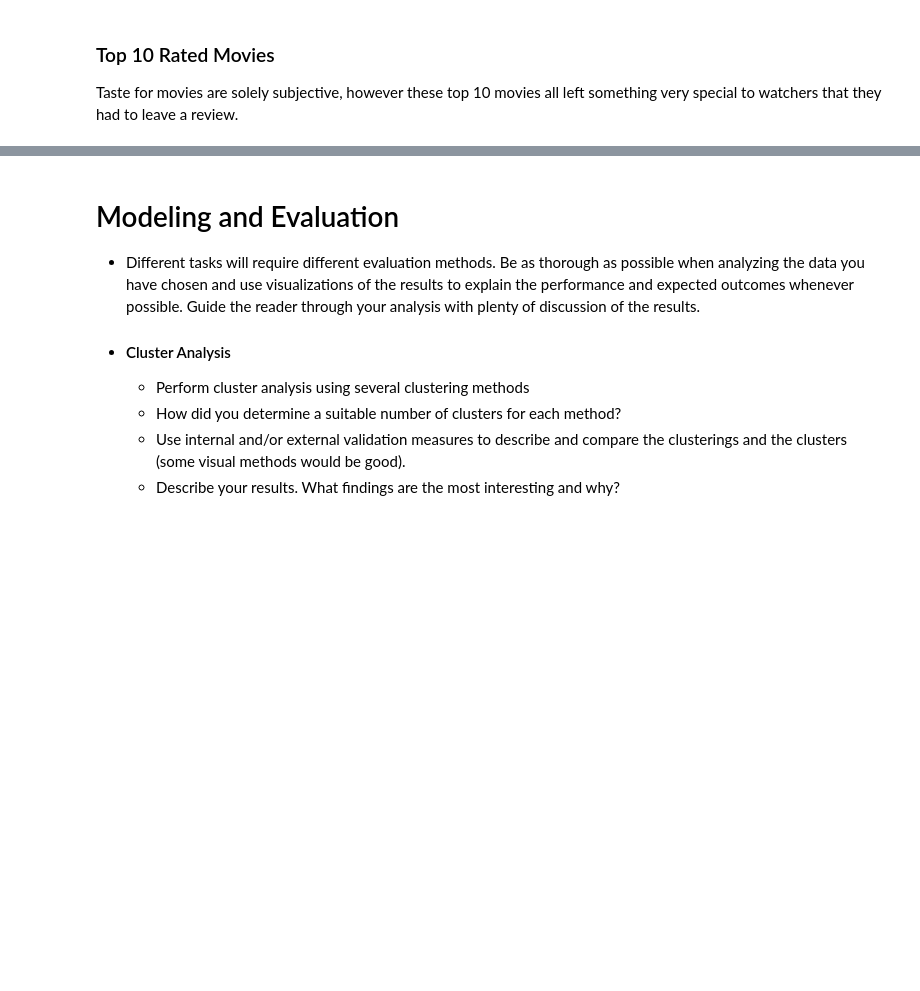
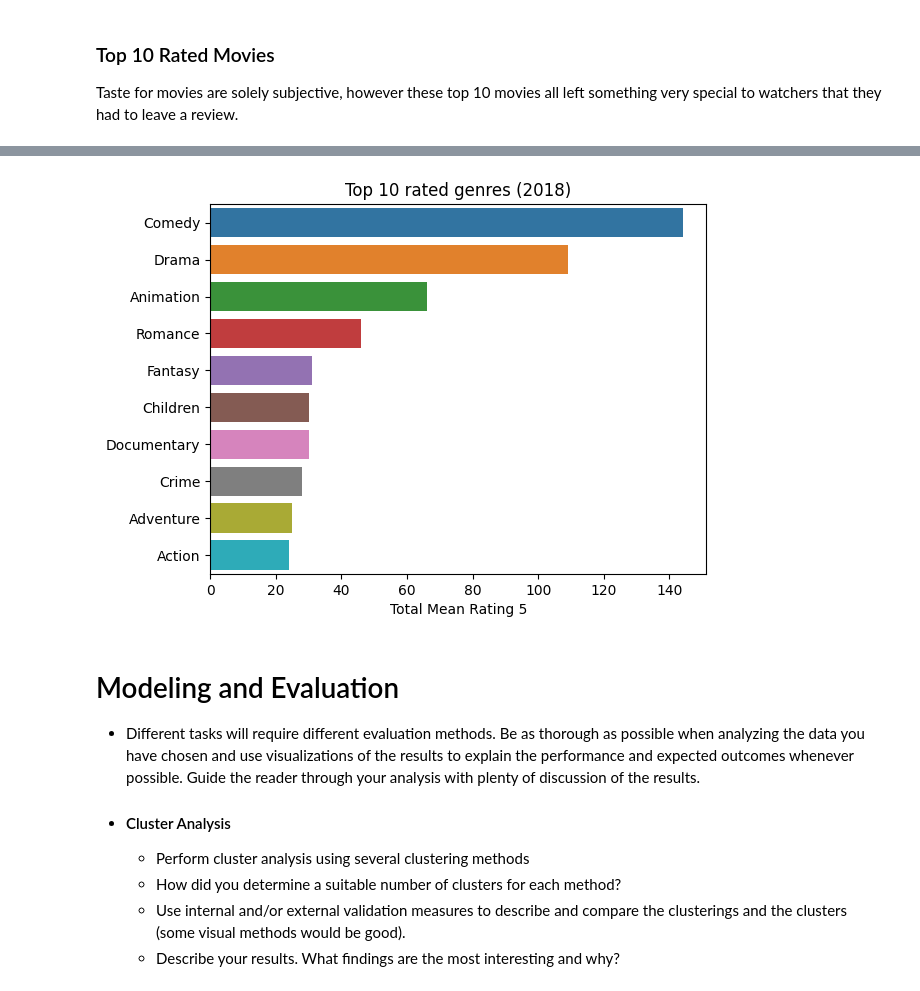
Before and after one commit to lauraah10/MachineLearning_Projects, a Jupyter notebook: Lab3_Clustering.ipynb, the cells around one changed output, grey strips where cells are left out. Saved outputs shown, nothing was run; the diff lists cells and outputs as text; code cells hidden in the pictures; blank space fills up the shorter version.

```diff
--- a/Lab3_Clustering.ipynb
+++ b/Lab3_Clustering.ipynb
@@ -444,3 +457,25 @@ cant figure out this plot since genre is one-hot coded :/
+# %%
+# Create a dataframe for Genres with Mean 5 star Rating counts
+topgenres = pd.DataFrame(columns=['Genres','Count'])
+
+for i in genres_list:
+    if i == '(no genres listed)':
+        i = 'Unknown'
+    topgenres = topgenres.append({'Genres': i,
+                    'Count': updated[(updated["RatingMean"]==5) & (updated[i]=="Yes")][i].count(),
+                   }
+                   ,ignore_index=True
+                  ).sort_values(by=['Count'], ascending = False)
+#topgenres
+
+ax = sns.barplot(x='Count', y='Genres', data = topgenres.head(10))
+ax.set(xlabel='Total Mean Rating 5',
+       ylabel=None,
+       title='Top 10 rated genres (2018)')
+
+plt.show()
+# %% [output]
+[figure, added]
 # %% [markdown]
 # Modeling and Evaluation
 * Different tasks will require different evaluation methods. Be as thorough as possible when analyzing
```
Also changed, not shown: parts of 18 cells of this notebook.
